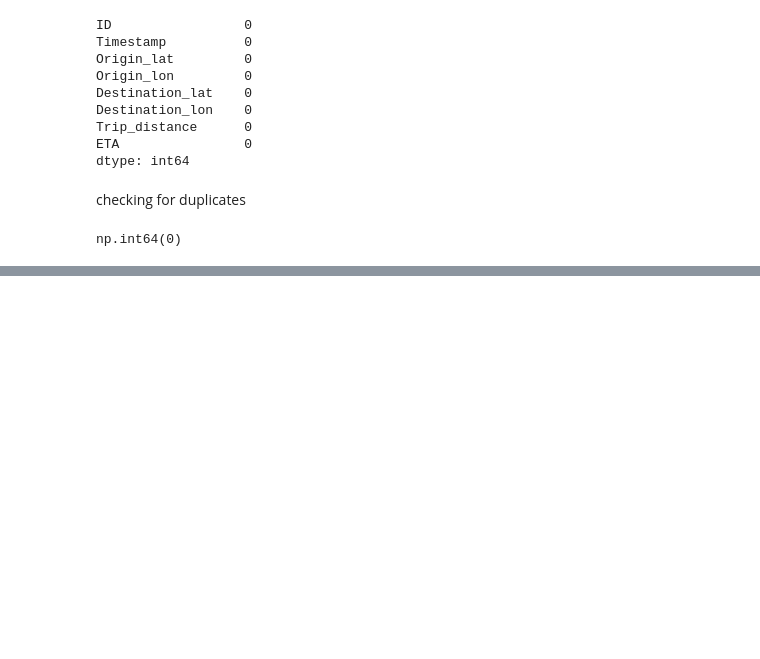
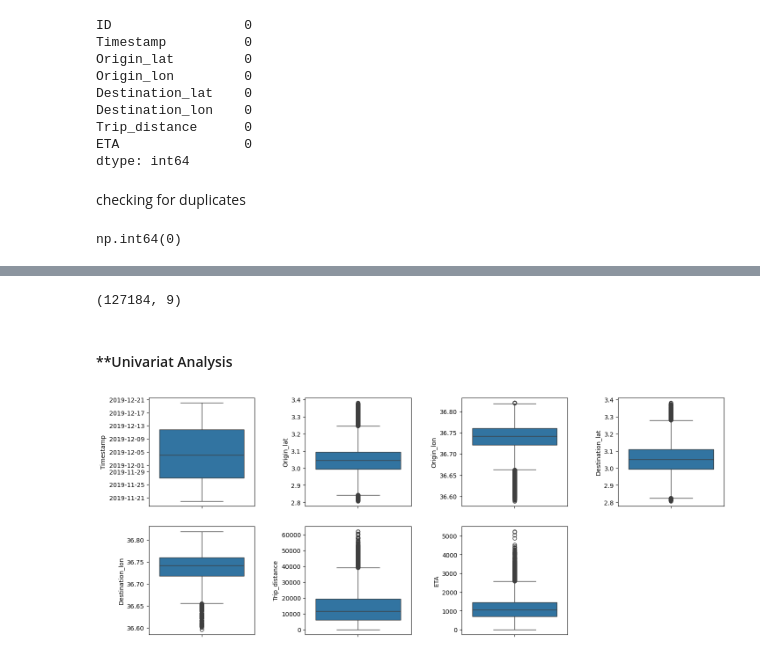
Before and after one commit to damzking/final-pro, a Jupyter notebook: Notebook/ETA-prediction.ipynb, the cells around one changed output, grey strips where cells are left out. Drawn from its saved outputs; the diff is of its cells as text; code cells hidden in the pictures; blank space fills up the shorter version.

```diff
--- a/Notebook/ETA-prediction.ipynb
+++ b/Notebook/ETA-prediction.ipynb
@@ -259,0 +347,18 @@ train_df_filled.head()
+# %%
+train_df_filled.shape
+# %% [output]
+(127184, 9)
+# %% [markdown]
+#### **Univariat Analysis
+# %%
+train_df_noid = train_df.drop(['ID'], axis=1)
+
+plt.figure(figsize=(15, 15))
+
+for i, variable in enumerate(train_df_noid):
+    plt.subplot(5,4, i + 1)
+    sns.boxplot(train_df,y=train_df[variable])
+    plt.tight_layout(pad=3)
+    plt.xticks(rotation=45)
+# %% [output]
+[figure, added]
```
Also changed, not shown: parts of 20 cells of this notebook.
